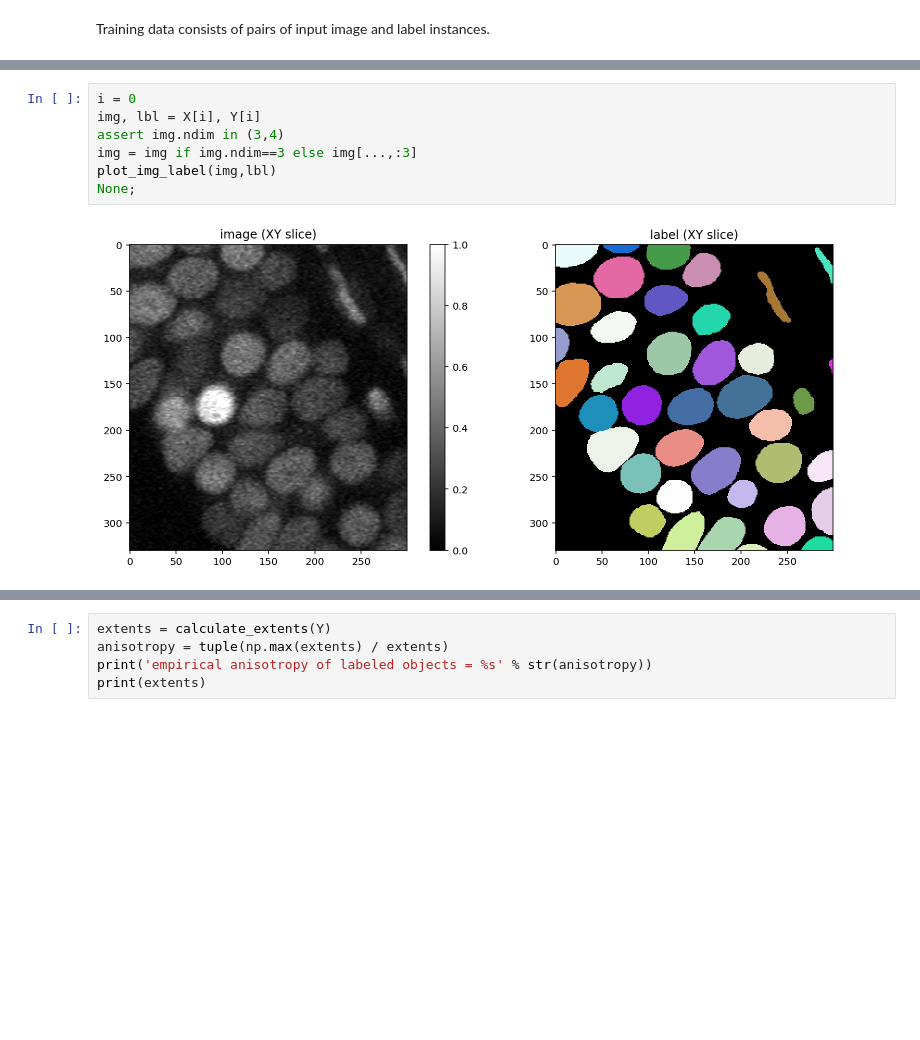
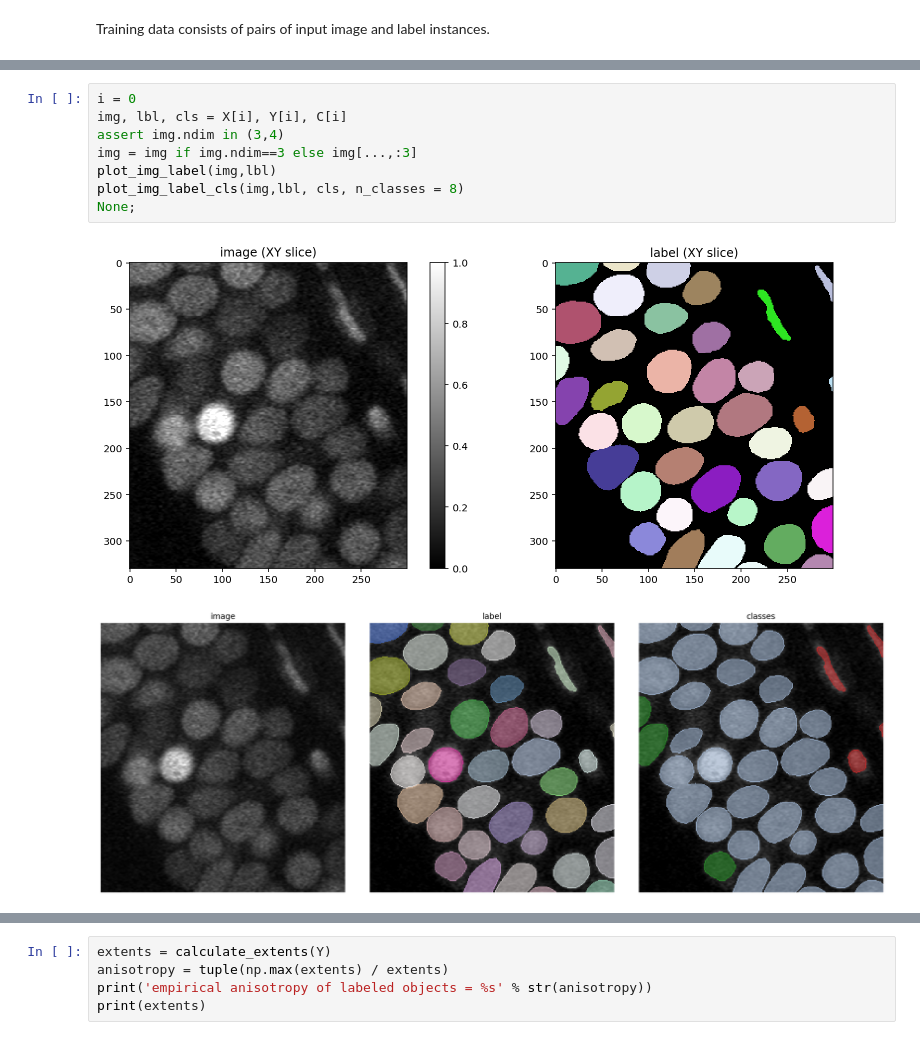
Before and after one commit to manerotoni/emblDL2022, a Jupyter notebook: 3DStarDist_Multiclass_predict.ipynb, the cells around one changed output, grey strips where cells are left out. Saved outputs shown, nothing was run; the diff lists cells and outputs as text; blank space fills up the shorter version.

```diff
--- a/3DStarDist_Multiclass_predict.ipynb
+++ b/3DStarDist_Multiclass_predict.ipynb
@@ -156,9 +192,11 @@ def plot_img_label(img, lbl, img_title="image (XY slice)", lbl_title="label (XY
 # %%
 i = 0
-img, lbl = X[i], Y[i]
+img, lbl, cls = X[i], Y[i], C[i]
 assert img.ndim in (3,4)
 img = img if img.ndim==3 else img[...,:3]
 plot_img_label(img,lbl)
+plot_img_label_cls(img,lbl, cls, n_classes = 8)
 None;
 # %% [output]
-[figure, old version]
+[figure, new version]
+[figure, added]
```
Also changed, not shown: parts of 9 cells of this notebook, 1 other file.
